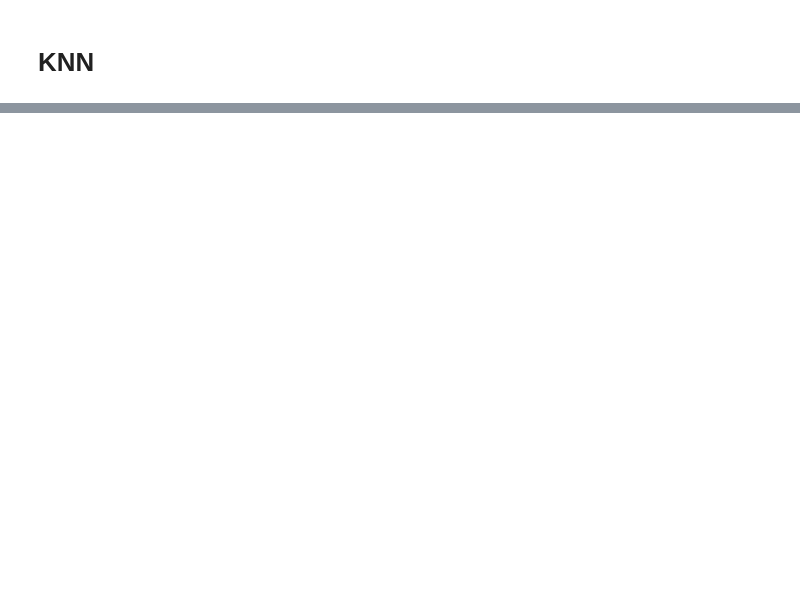
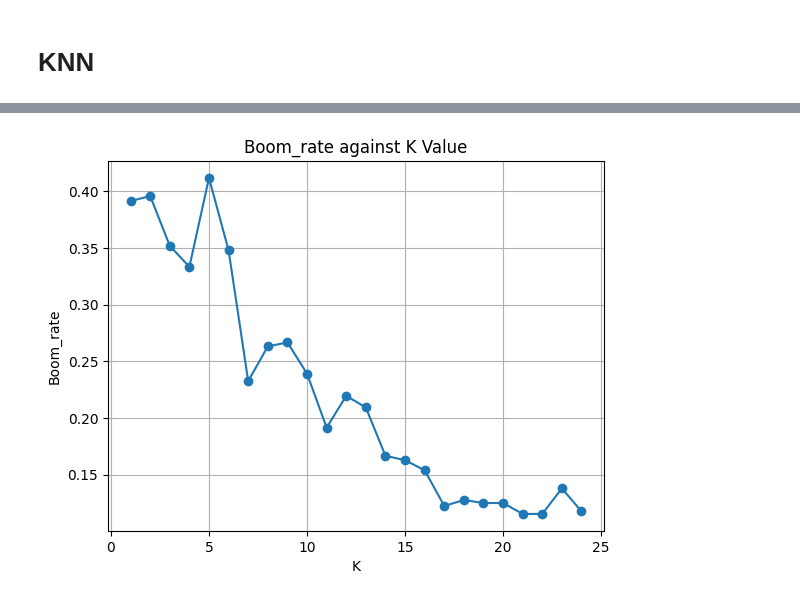
Before and after one commit to Matwitch/Lab1_Classification, a Jupyter notebook: lab.ipynb, the cells around one changed output, grey strips where cells are left out. Drawn from its saved outputs; the diff is of its cells as text; code cells hidden in the pictures; blank space fills up the shorter version.

```diff
--- a/lab.ipynb
+++ b/lab.ipynb
@@ -127,0 +173,10 @@ for i in range(len(feature_names)):
+# %%
+best_k = np.argmin(error_rate) + 1
+knn_final = KNeighborsClassifier(n_neighbors=best_k)
+knn_final.fit(X_train, Y_train)
+pred = knn_final.predict(X_test)
+
+print(f'Best value of k is {best_k}')
+print(confusion_matrix(Y_test, pred))
+print(classification_report(Y_test, pred))
+print(accuracy_score(Y_test, pred))
@@ -127,0 +203,18 @@ for i in range(len(feature_names)):
+# %%
+preciss = []
+K = range(1, 25)
+
+for k in K:
+    knn = KNeighborsClassifier(n_neighbors=k, p=2, weights='uniform')
+    knn.fit(X_train, Y_train)
+    pred = knn.predict(X_test)
+    preciss.append(precision_score(Y_test, pred, average=None)[0])
+
+
+plt.plot(K, preciss, marker='o')
+plt.title('Boom_rate against K Value')
+plt.xlabel('K')
+plt.ylabel('Boom_rate')
+plt.grid()
+# %% [output]
+[figure, added]
```
Also changed, not shown: parts of 15 cells of this notebook, 2 other files.
